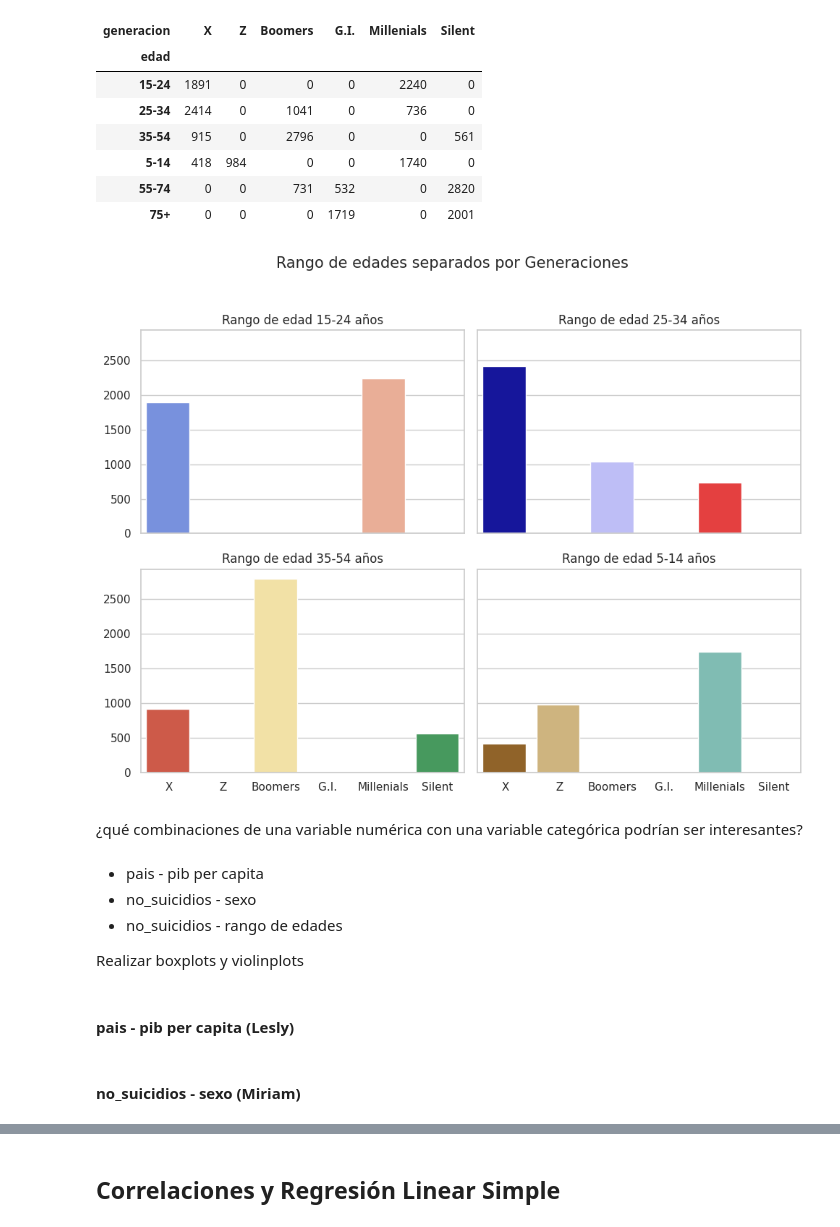
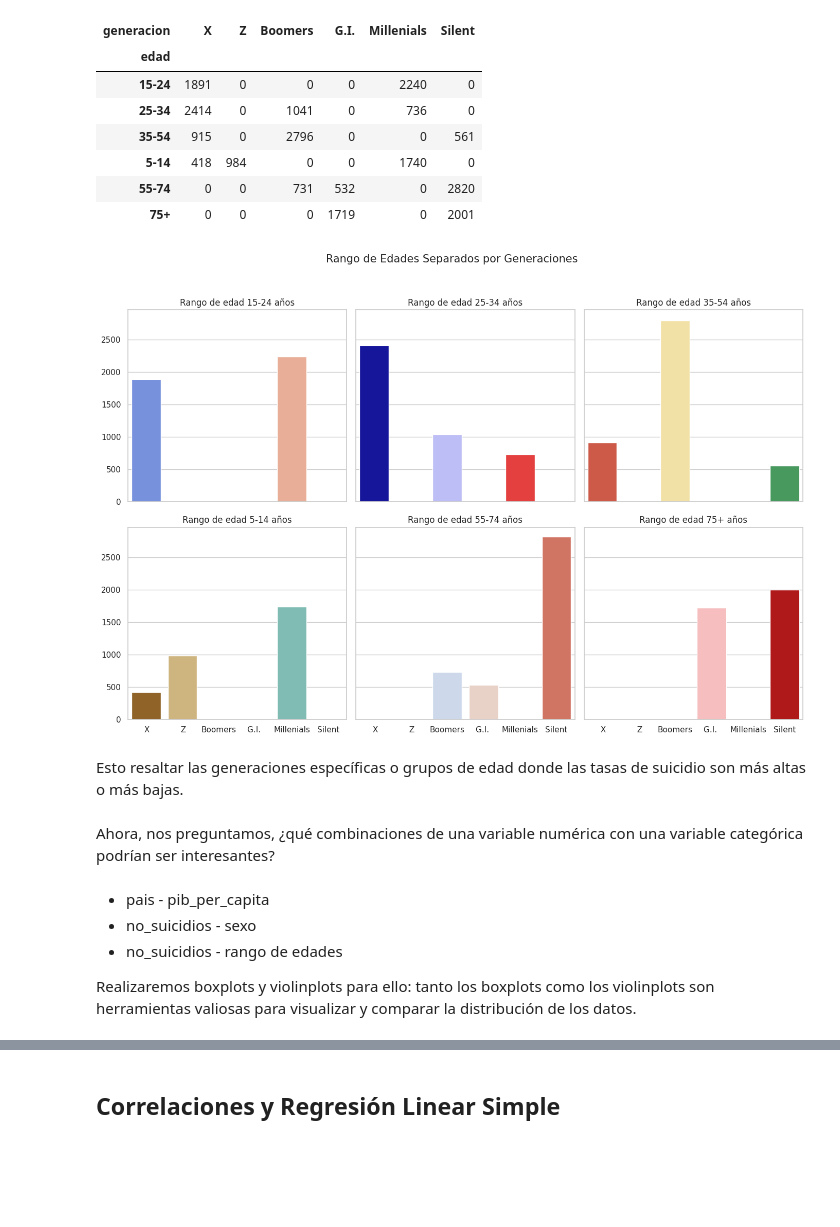
Before and after one commit to Gisellrom/ProyectoBEDU, a Jupyter notebook: Suicidios.ipynb, the cells around one changed output, grey strips where cells are left out. Saved outputs shown, nothing was run; the diff lists cells and outputs as text; code cells hidden in the pictures; blank space fills up the shorter version.

```diff
--- a/Suicidios.ipynb
+++ b/Suicidios.ipynb
@@ -101,4 +100,0 @@ Desde este momento, podemos observar que la columna **country**, el dataset la e
-# %%
-# Convertir el índice en una columna
-df = df.reset_index()
-df.head()
@@ -522,0 +516,3 @@ Moda: 1
+# %%
+# Eliminar filas donde 'no_suicidios' es igual a 0
+df = df.loc[df['no_suicidios'] != 0]
@@ -1038,36 +1076,34 @@ crosstab
 # %%
 sns.set_style('whitegrid')
 # %%
-fig, axes=  plt.subplots(2,2, figsize=(10, 8), sharex=True, sharey=True)
+fig, axes=  plt.subplots(2,3, figsize=(14, 10), sharex=True, sharey=True)
 
 sns.barplot(x=crosstab.columns, y=crosstab.loc['15-24'], ax=axes[0, 0], hue=crosstab.columns, palette="coolwarm", legend=False)
 sns.barplot(x=crosstab.columns, y=crosstab.loc['25-34'], ax=axes[0, 1], hue=crosstab.columns, palette="seismic", legend=False)
-sns.barplot(x=crosstab.columns, y=crosstab.loc['35-54'], ax=axes[1, 0], hue=crosstab.columns, palette="RdYlGn", legend=False)
-sns.barplot(x=crosstab.columns, y=crosstab.loc['5-14'], ax=axes[1, 1], hue=crosstab.columns, palette="BrBG", legend=False)
-#sns.barplot(x=crosstab.columns, y=crosstab.loc['55-74'], ax=axes[0, 0], hue=crosstab.columns, palette="coolwarm", legend=False)
-#sns.barplot(x=crosstab.columns, y=crosstab.loc['75+'], ax=axes[0, 1], hue=crosstab.columns, palette="seismic", legend=False)
+sns.barplot(x=crosstab.columns, y=crosstab.loc['35-54'], ax=axes[0, 2], hue=crosstab.columns, palette="RdYlGn", legend=False)
+sns.barplot(x=crosstab.columns, y=crosstab.loc['5-14'], ax=axes[1, 0], hue=crosstab.columns, palette="BrBG", legend=False)
+sns.barplot(x=crosstab.columns, y=crosstab.loc['55-74'], ax=axes[1, 1], hue=crosstab.columns, palette="coolwarm", legend=False)
+sns.barplot(x=crosstab.columns, y=crosstab.loc['75+'], ax=axes[1, 2], hue=crosstab.columns, palette="seismic", legend=False)
 
 axes[0, 0].set(xlabel='', ylabel='', title='Rango de edad 15-24 años')
 axes[0, 1].set(xlabel='', ylabel='', title='Rango de edad 25-34 años')
-axes[1, 0].set(xlabel='', ylabel='', title='Rango de edad 35-54 años')
-axes[1, 1].set(xlabel='', ylabel='', title='Rango de edad 5-14 años')
-#axes[0, 0].set(xlabel='', ylabel='', title='Rango de edad 55-74 años')
-#axes[0, 1].set(xlabel='', ylabel='', title='Rango de edad 75+ años')
+axes[0, 2].set(xlabel='', ylabel='', title='Rango de edad 35-54 años')
+axes[1, 0].set(xlabel='', ylabel='', title='Rango de edad 5-14 años')
+axes[1, 1].set(xlabel='', ylabel='', title='Rango de edad 55-74 años')
+axes[1, 2].set(xlabel='', ylabel='', title='Rango de edad 75+ años')
 
-fig.suptitle('Rango de edades separados por Generaciones', fontsize=15)
+fig.suptitle('Rango de Edades Separados por Generaciones', fontsize=15)
 plt.tight_layout(rect=[0, 0.03, 1, 0.95])  # Ajustar el layout para acomodar el título superior, tuple (left, bottom, right, top), default: (0, 0, 1, 1)
 # %% [output]
-[figure, old version]
+[figure, new version]
+# %% [markdown]
+Esto  resaltar las generaciones específicas o grupos de edad donde las tasas de suicidio son más altas o más bajas.
 # %% [markdown]
-¿qué combinaciones de una variable numérica con una variable categórica podrían ser interesantes?
+Ahora, nos preguntamos, ¿qué combinaciones de una variable numérica con una variable categórica podrían ser interesantes?
 # %% [markdown]
-* pais - pib per capita
+* pais - pib_per_capita
 * no_suicidios - sexo
 * no_suicidios - rango de edades
 
 
-Realizar boxplots y violinplots
+Realizaremos boxplots y violinplots para ello:  tanto los boxplots como los violinplots son herramientas valiosas  para visualizar y comparar la distribución de los datos.
-# %% [markdown]
-#### pais - pib per capita (Lesly)
-# %% [markdown]
-#### no_suicidios - sexo (Miriam)
```
Also changed, not shown: parts of 147 cells of this notebook.
